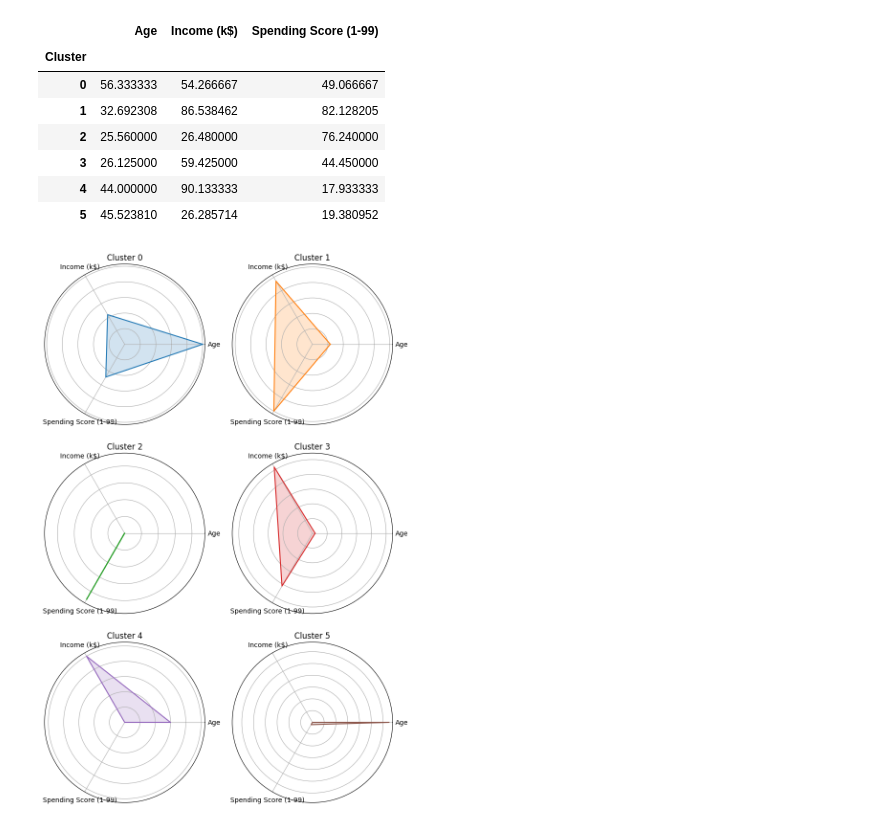
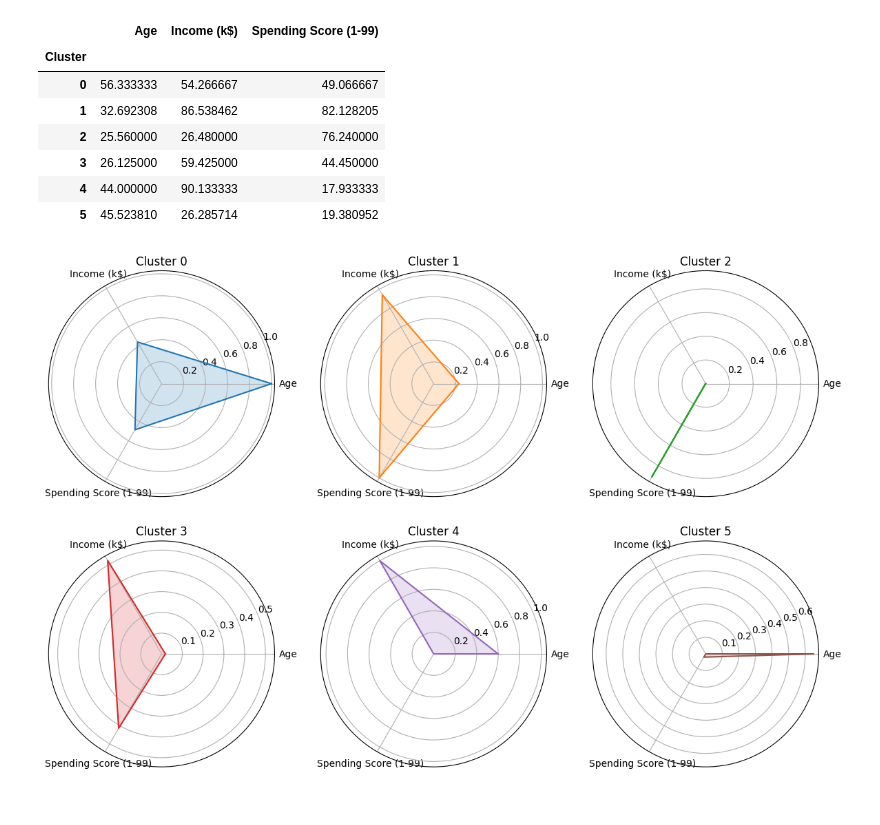
Before and after one commit to lokejer/AIML-clustering-timeseries, a Jupyter notebook: p2510707_CA2_PartA_JeromeLoke.ipynb, the cells around one changed output. Drawn from its saved outputs; the diff is of its cells as text; code cells hidden in the pictures.

```diff
--- a/p2510707_CA2_PartA_JeromeLoke.ipynb
+++ b/p2510707_CA2_PartA_JeromeLoke.ipynb
@@ -518,7 +518,7 @@ if n_outliers > 0:
     'Difference': round(outliers[outlier_features].mean() - normal[outlier_features].mean(), 3)
   })
 
-df = df.drop(columns=['PCA1', 'PCA2']) # clean up temporary columns
+df = df.drop(columns=['PCA1', 'PCA2', 'Outlier']) # clean up temporary columns
 
 print("Outlier vs Normal Comparison:")
 comparison_df
@@ -1282,32 +1403,32 @@ cluster_means
 # %%
 # normalize features for radar chart (0-1 scale)
 cluster_norm = (cluster_means - cluster_means.min()) / (cluster_means.max() - cluster_means.min())
 
 categories = list(cluster_norm.columns)
 N = len(categories)
 angles = np.linspace(0, 2 * np.pi, N, endpoint=False).tolist()
 angles += angles[:1] # complete the loop
 
 # setup subplots
 num_clusters = cluster_norm.shape[0]
-cols = 2
+cols = 3
 rows = (num_clusters + 1) // cols
 
 plt.figure(figsize=(cols*4, rows*4))
 
 for i, (cluster_id, row) in enumerate(cluster_norm.iterrows(), 1):
   values = row.tolist()
   values += values[:1] # complete the loop
 
   ax = plt.subplot(rows, cols, i, polar=True)
   ax.plot(angles, values, label=f"Cluster {cluster_id}", color=f"C{cluster_id}")
   ax.fill(angles, values, alpha=0.2, color=f"C{cluster_id}")
   ax.set_xticks(angles[:-1])
   ax.set_xticklabels(categories)
-  ax.set_yticklabels([])
+  # ax.set_yticklabels([])
   ax.set_title(f"Cluster {cluster_id}", size=12)
 
 plt.tight_layout()
 plt.show()
 # %% [output]
-[figure, old version]
+[figure, new version]
```
Also changed, not shown: parts of 19 cells of this notebook.
